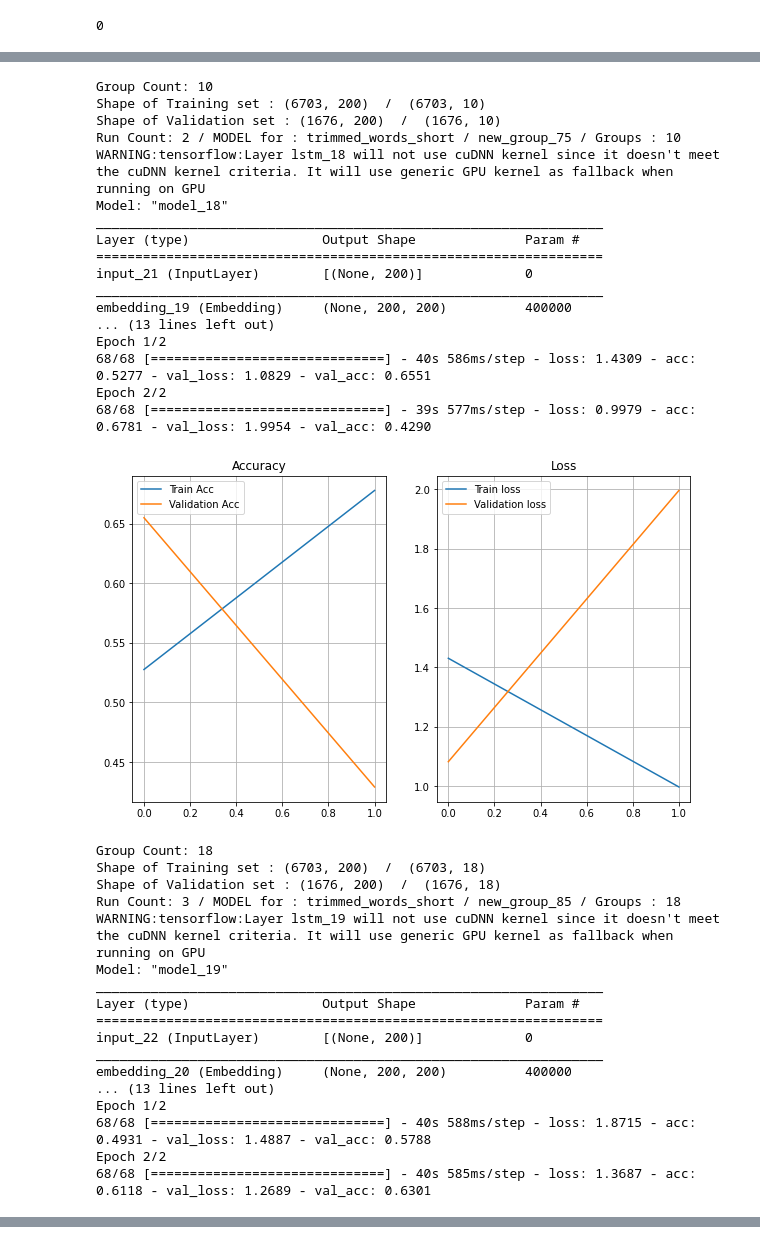
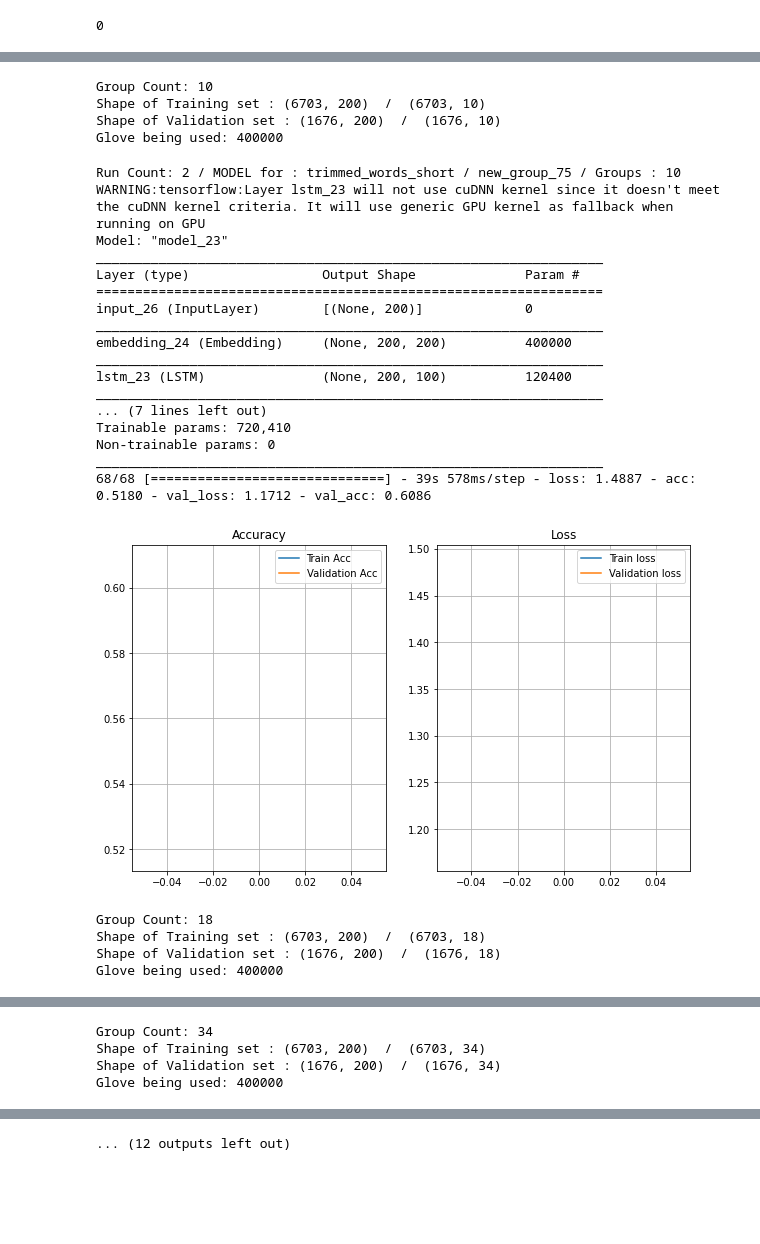
Before and after one commit to ShyamMuralidharan/Automatic-Ticket-Assignment-NLP, a Jupyter notebook: Capstone_Project_Model_Build_V2.ipynb, the cells around one changed output, grey strips where cells are left out. Cells and saved outputs as stored; diff of their text form; code cells hidden in the pictures; blank space fills up the shorter version.

Commit message:
Base Model LSTM and GLOVE V2

```diff
--- a/Capstone_Project_Model_Build_V2.ipynb
+++ b/Capstone_Project_Model_Build_V2.ipynb
@@ -155,7 +155,7 @@ embedding_size = 200
 LEARNING_RATE = 1e-3
 Units = 100
 Drop=0.1
-EPOCHS = 2
+EPOCHS = 1
 BATCH_SIZE = 100
 #glove=0
 numword = 2000
@@ -297,10 +297,10 @@ def plot_history(history):
  Train_Loss = []
  Valid_Loss = []
  n=1
- glove=0
+ glove=1
  for D in Dim:
    for T in target:
-     if n>=5:
+     if n>=10:
        break
      X_train,X_valid,y_train,y_valid,Groups,embedding_matrix = prepare_data(df[D],df[T])
      print("Run Count:",n,"/","MODEL for :",D,"/",T,"/","Groups :",Groups)
@@ -336,35 +341,26 @@ Epoch 2/2
-Group Count: 10
-Shape of Training set : (6703, 200)  /  (6703, 10)
-Shape of Validation set : (1676, 200)  /  (1676, 10)
-Run Count: 2 / MODEL for : trimmed_words_short / new_group_75 / Groups : 10
-WARNING:tensorflow:Layer lstm_18 will not use cuDNN kernel since it doesn't meet the cuDNN kernel criteria. It will use generic GPU kernel as fallback when running on GPU
-Model: "model_18"
-_________________________________________________________________
-Layer (type)                 Output Shape              Param #
-=================================================================
-input_21 (InputLayer)        [(None, 200)]             0
-_________________________________________________________________
-embedding_19 (Embedding)     (None, 200, 200)          400000
-... (13 lines left out)
-Epoch 1/2
-68/68 [==============================] - 40s 586ms/step - loss: 1.4309 - acc: 0.5277 - val_loss: 1.0829 - val_acc: 0.6551
-Epoch 2/2
-68/68 [==============================] - 39s 577ms/step - loss: 0.9979 - acc: 0.6781 - val_loss: 1.9954 - val_acc: 0.4290
+Group Count: 10
+Shape of Training set : (6703, 200)  /  (6703, 10)
+Shape of Validation set : (1676, 200)  /  (1676, 10)
+Glove being used: 400000
+Run Count: 2 / MODEL for : trimmed_words_short / new_group_75 / Groups : 10
+WARNING:tensorflow:Layer lstm_23 will not use cuDNN kernel since it doesn't meet the cuDNN kernel criteria. It will use generic GPU kernel as fallback when running on GPU
+Model: "model_23"
+_________________________________________________________________
+Layer (type)                 Output Shape              Param #
+=================================================================
+input_26 (InputLayer)        [(None, 200)]             0
+_________________________________________________________________
+embedding_24 (Embedding)     (None, 200, 200)          400000
+_________________________________________________________________
+lstm_23 (LSTM)               (None, 200, 100)          120400
+_________________________________________________________________
+... (7 lines left out)
+Trainable params: 720,410
+Non-trainable params: 0
+_________________________________________________________________
+68/68 [==============================] - 39s 578ms/step - loss: 1.4887 - acc: 0.5180 - val_loss: 1.1712 - val_acc: 0.6086
-[figure, old version]
+[figure, new version]
-Group Count: 18
-Shape of Training set : (6703, 200)  /  (6703, 18)
-Shape of Validation set : (1676, 200)  /  (1676, 18)
-Run Count: 3 / MODEL for : trimmed_words_short / new_group_85 / Groups : 18
-WARNING:tensorflow:Layer lstm_19 will not use cuDNN kernel since it doesn't meet the cuDNN kernel criteria. It will use generic GPU kernel as fallback when running on GPU
-Model: "model_19"
-_________________________________________________________________
-Layer (type)                 Output Shape              Param #
-=================================================================
-input_22 (InputLayer)        [(None, 200)]             0
-_________________________________________________________________
-embedding_20 (Embedding)     (None, 200, 200)          400000
-... (13 lines left out)
-Epoch 1/2
-68/68 [==============================] - 40s 588ms/step - loss: 1.8715 - acc: 0.4931 - val_loss: 1.4887 - val_acc: 0.5788
-Epoch 2/2
-68/68 [==============================] - 40s 585ms/step - loss: 1.3687 - acc: 0.6118 - val_loss: 1.2689 - val_acc: 0.6301
+Group Count: 18
+Shape of Training set : (6703, 200)  /  (6703, 18)
+Shape of Validation set : (1676, 200)  /  (1676, 18)
+Glove being used: 400000
@@ -388,0 +385,4 @@ Epoch 2/2
+Group Count: 34
+Shape of Training set : (6703, 200)  /  (6703, 34)
+Shape of Validation set : (1676, 200)  /  (1676, 34)
+Glove being used: 400000
@@ -390,3 +407,4 @@ Epoch 2/2
+... (12 outputs left out)
 # %%
 Results =[]
 Results = pd.DataFrame(
```
Also changed, not shown: parts of 3 cells of this notebook.
